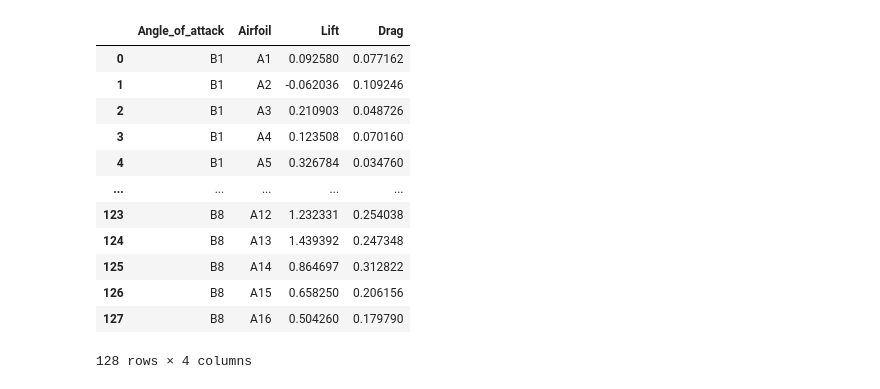
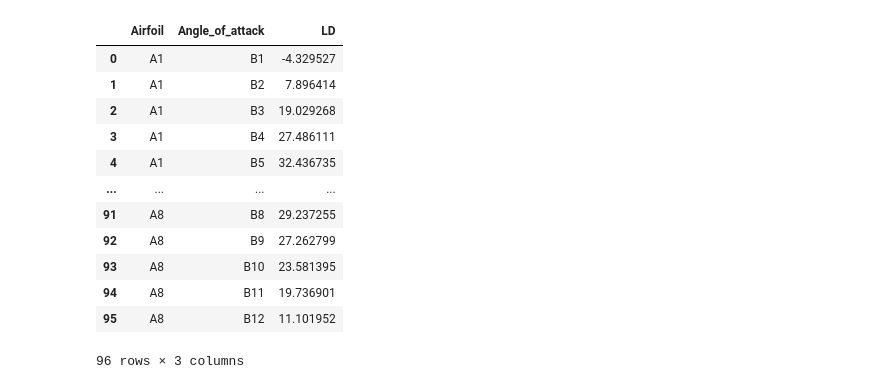
Before and after one commit to jkhansell/CFDFinalProject, a Jupyter notebook: UnstructuredGrids/walls/ValidationNBs/CoeffAnalysis.ipynb, the cells around one changed output. Cells and saved outputs as stored; diff of their text form; code cells hidden in the pictures.

```diff
--- a/UnstructuredGrids/walls/ValidationNBs/CoeffAnalysis.ipynb
+++ b/UnstructuredGrids/walls/ValidationNBs/CoeffAnalysis.ipynb
@@ -30,23 +30,22 @@ drag = drag.reshape(-1)
 airfoils = ['A' + str(i) for i in range(1, n_airfoils+1)]
 angles = ['B' + str(i) for i in range(1, n_angles+1)]
 # %%
-design = pd.DataFrame(np.array(np.meshgrid(angles, airfoils)).T.reshape(-1, 2),
-                      columns=['Angle_of_attack', 'Airfoil'])
-design['Lift'] = lift
-design['Drag'] = drag
+design = pd.DataFrame(np.array(np.meshgrid(airfoils, angles)).T.reshape(-1, 2),
+                      columns=['Airfoil', 'Angle_of_attack'])
+design['LD'] = lift/drag
 design
 # %% [output]
-|  | Angle_of_attack | Airfoil | Lift | Drag |
-| 0 | B1 | A1 | 0.092580 | 0.077162 |
-| 1 | B1 | A2 | -0.062036 | 0.109246 |
-| 2 | B1 | A3 | 0.210903 | 0.048726 |
-| 3 | B1 | A4 | 0.123508 | 0.070160 |
-| 4 | B1 | A5 | 0.326784 | 0.034760 |
-| ... | ... | ... | ... | ... |
-| 123 | B8 | A12 | 1.232331 | 0.254038 |
-| 124 | B8 | A13 | 1.439392 | 0.247348 |
-| 125 | B8 | A14 | 0.864697 | 0.312822 |
-| 126 | B8 | A15 | 0.658250 | 0.206156 |
-| 127 | B8 | A16 | 0.504260 | 0.179790 |
+|  | Airfoil | Angle_of_attack | LD |
+| 0 | A1 | B1 | -4.329527 |
+| 1 | A1 | B2 | 7.896414 |
+| 2 | A1 | B3 | 19.029268 |
+| 3 | A1 | B4 | 27.486111 |
+| 4 | A1 | B5 | 32.436735 |
+| ... | ... | ... | ... |
+| 91 | A8 | B8 | 29.237255 |
+| 92 | A8 | B9 | 27.262799 |
+| 93 | A8 | B10 | 23.581395 |
+| 94 | A8 | B11 | 19.736901 |
+| 95 | A8 | B12 | 11.101952 |
-128 rows × 4 columns
+96 rows × 3 columns
 # %%
```
Also changed, not shown: parts of 5 cells of this notebook, 7 other files.
